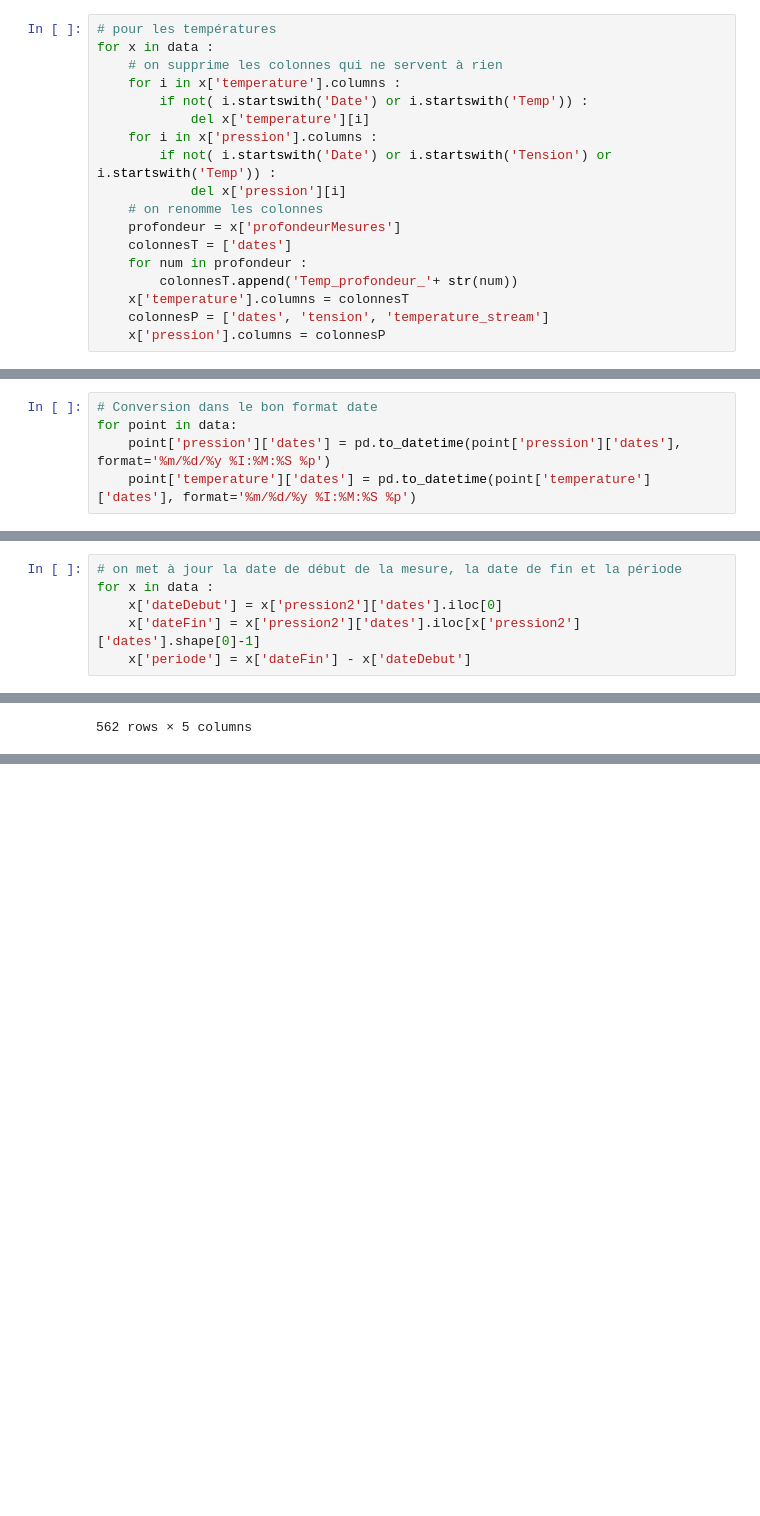
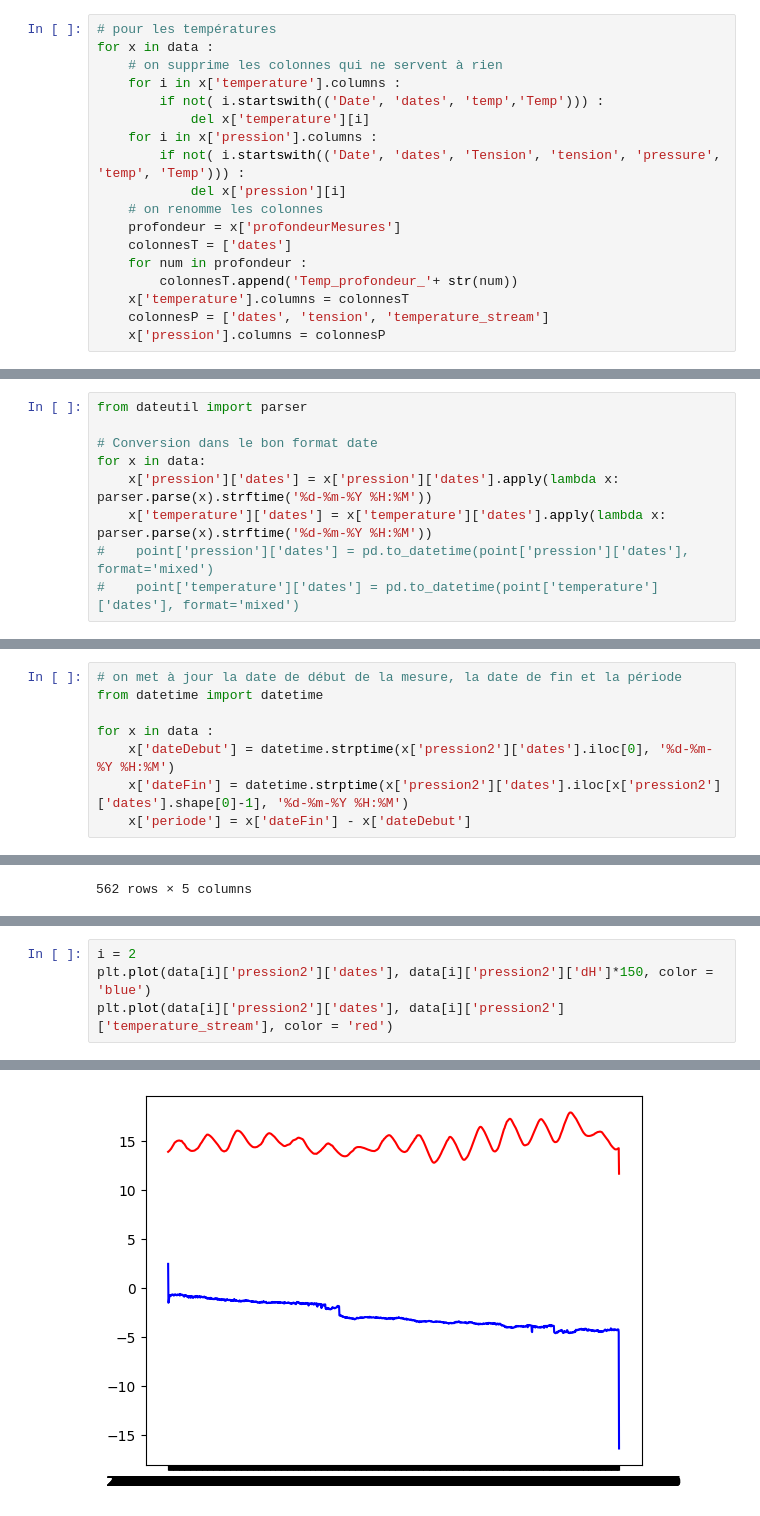
Before and after one commit to Lauredesorgues/MOLONARI_projet_3-, a Jupyter notebook: traitement_data_molonari_12-10_Laure.ipynb, the cells around one changed output, grey strips where cells are left out. Cells and saved outputs as stored; diff of their text form; blank space fills up the shorter version.

```diff
--- a/traitement_data_molonari_12-10_Laure.ipynb
+++ b/traitement_data_molonari_12-10_Laure.ipynb
@@ -144,10 +166,10 @@ for x in data :
 for x in data :
     # on supprime les colonnes qui ne servent à rien
     for i in x['temperature'].columns :
-        if not( i.startswith('Date') or i.startswith('Temp')) :
+        if not( i.startswith(('Date', 'dates', 'temp','Temp'))) :
             del x['temperature'][i]
     for i in x['pression'].columns :
-        if not( i.startswith('Date') or i.startswith('Tension') or i.startswith('Temp')) :
+        if not( i.startswith(('Date', 'dates', 'Tension', 'tension', 'pressure', 'temp', 'Temp'))) :
             del x['pression'][i]
     # on renomme les colonnes
     profondeur = x['profondeurMesures']
@@ -202,10 +224,14 @@ for x in data :
     x['temperature'] = x['temperature'].dropna(axis = 0, how = 'any')
     x['pression'] = x['pression'].dropna(axis = 0, how='any')
 # %%
+from dateutil import parser
+
 # Conversion dans le bon format date
-for point in data:
-    point['pression']['dates'] = pd.to_datetime(point['pression']['dates'], format='%m/%d/%y %I:%M:%S %p')
-    point['temperature']['dates'] = pd.to_datetime(point['temperature']['dates'], format='%m/%d/%y %I:%M:%S %p')
+for x in data:
+    x['pression']['dates'] = x['pression']['dates'].apply(lambda x: parser.parse(x).strftime('%d-%m-%Y %H:%M'))
+    x['temperature']['dates'] = x['temperature']['dates'].apply(lambda x: parser.parse(x).strftime('%d-%m-%Y %H:%M'))
+#    point['pression']['dates'] = pd.to_datetime(point['pression']['dates'], format='mixed')
+#    point['temperature']['dates'] = pd.to_datetime(point['temperature']['dates'], format='mixed')
 # %%
 data[0]['pression'].head(5)
 # %% [output]
@@ -249,9 +275,11 @@ for x in data :
     x['pression2'] = x['pression2'].dropna(axis = 0, how='any')
 # %%
 # on met à jour la date de début de la mesure, la date de fin et la période
+from datetime import datetime
+
 for x in data :
-    x['dateDebut'] = x['pression2']['dates'].iloc[0]
-    x['dateFin'] = x['pression2']['dates'].iloc[x['pression2']['dates'].shape[0]-1]
+    x['dateDebut'] = datetime.strptime(x['pression2']['dates'].iloc[0], '%d-%m-%Y %H:%M')
+    x['dateFin'] = datetime.strptime(x['pression2']['dates'].iloc[x['pression2']['dates'].shape[0]-1], '%d-%m-%Y %H:%M')
     x['periode'] = x['dateFin'] - x['dateDebut']
 # %% [markdown]
 ### Est ce que nous avons au minimum 3 jours de données ?
@@ -447,0 +325,5 @@ plt.show()
+# %%
+i = 2
+plt.plot(data[i]['pression2']['dates'], data[i]['pression2']['dH']*150, color = 'blue')
+plt.plot(data[i]['pression2']['dates'], data[i]['pression2']['temperature_stream'], color = 'red')
+# %% [output]
@@ -447,0 +331 @@ plt.show()
+[figure, added]
```
Also changed, not shown: parts of 14 cells of this notebook, 44 other files.
